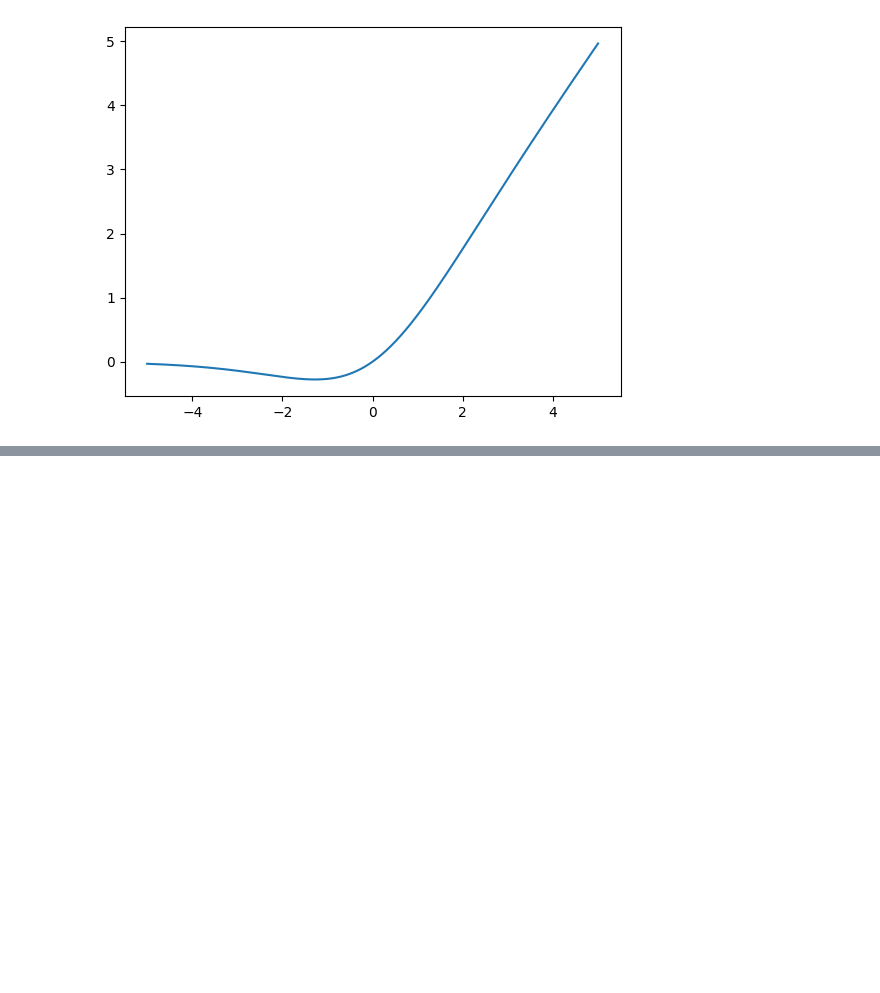
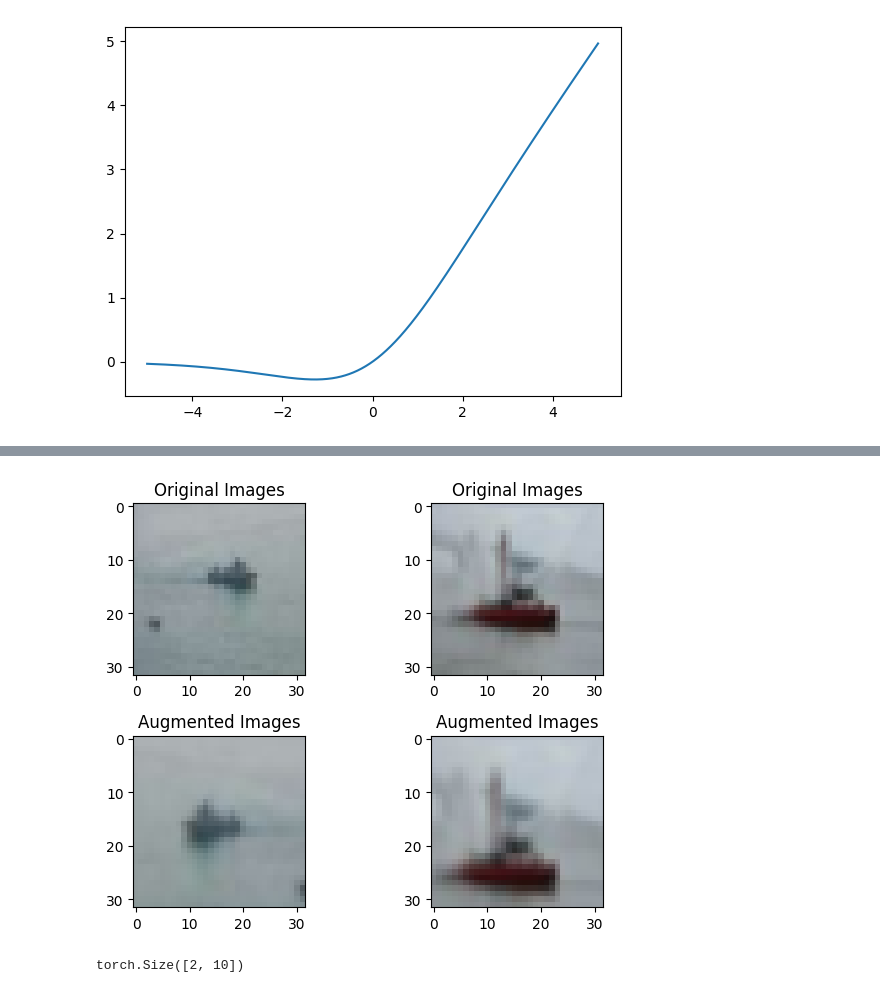
Before and after one commit to 100-hours-a-week/KTB4-grant-AI, a Jupyter notebook: 04/weekly_challenge.ipynb, the cells around one changed output, grey strips where cells are left out. Cells and saved outputs as stored; diff of their text form; code cells hidden in the pictures; blank space fills up the shorter version.

```diff
--- a/04/weekly_challenge.ipynb
+++ b/04/weekly_challenge.ipynb
@@ -73,7 +68,7 @@ from sklearn.naive_bayes import GaussianNB
 ### Perceptron
 # %%
 weights = np.random.rand(x_train.shape[-1])
-bias = np.random.rand(x_train.shape[-1])
+bias = np.random.rand(1)
 lr = 1e-3
 
 print("학습 전")
@@ -148,0 +232,53 @@ plt.show()
+# %%
+def denormalize(tensor: torch.Tensor, mean: torch.Tensor, std: torch.Tensor) -> torch.Tensor:
+    """시각화를 위해 역정규화된 tensor를 반환하는 함수"""
+    return tensor * std.view(3, 1, 1) + mean.view(3, 1, 1)
+# %%
+train_dataloader, eval_dataloader = make_dataloader(train_transform, eval_transform, hyper_params)
+train_aug_dataloader, _ = make_dataloader(train_aug_transform, h_params=hyper_params)
+
+for (imgs, _), (imgs_aug, _) in zip(train_dataloader, train_aug_dataloader):
+    imgs = denormalize(imgs, cifar10_mean, cifar10_std) # (B, C, H, W)
+    imgs_aug = denormalize(imgs_aug, cifar10_mean, cifar10_std) # (B, C, H, W)
+
+    B, C, H, W = imgs.shape # batch size, channel, height, width
+    n = min(B, 2)
+    fig, axes = plt.subplots(2, n) # 2개 정도까지만 시각화
+    if n == 1:
+        axes = [axes]
+
+    for i in range(n):
+        # 원본
+        img = imgs[i].permute(1, 2, 0).numpy() # (H, W, C)
+        axes[0, i].imshow(img)
+        axes[0, i].set_title("Original Images")
+
+        # 증강
+        img_aug = imgs_aug[i].permute(1, 2, 0).numpy() # (H, W, C)
+        axes[1, i].imshow(img_aug)
+        axes[1, i].set_title("Augmented Images")
+    plt.tight_layout()
+    plt.show()
+    break
+# %% [output]
+[figure, added]
+# %%
+# MLP 모델 정의
+class MLP(nn.Module):
+    def __init__(self, in_chans: int, hidden_size: int, n_classes: int):
+        super().__init__()
+        self.fc1 = nn.Linear(in_chans, hidden_size)
+        self.act = nn.GELU()
+        self.fc2 = nn.Linear(hidden_size, n_classes)
+
+    def forward(self, x: torch.Tensor):
+        B, C, H, W = x.shape
+        x = x.mean(dim=[2, 3]) # pooling
+        return self.fc2(self.act(self.fc1(x)))
+
+# test
+device = hyper_params.get("device", "cpu")
+mlp = MLP(3, 128, 10).to(device=device)
+mlp(torch.rand(2, 3, 32, 32).to(device=device)).shape
+# %% [output]
+torch.Size([2, 10])
```
Also changed, not shown: parts of 21 cells of this notebook.
